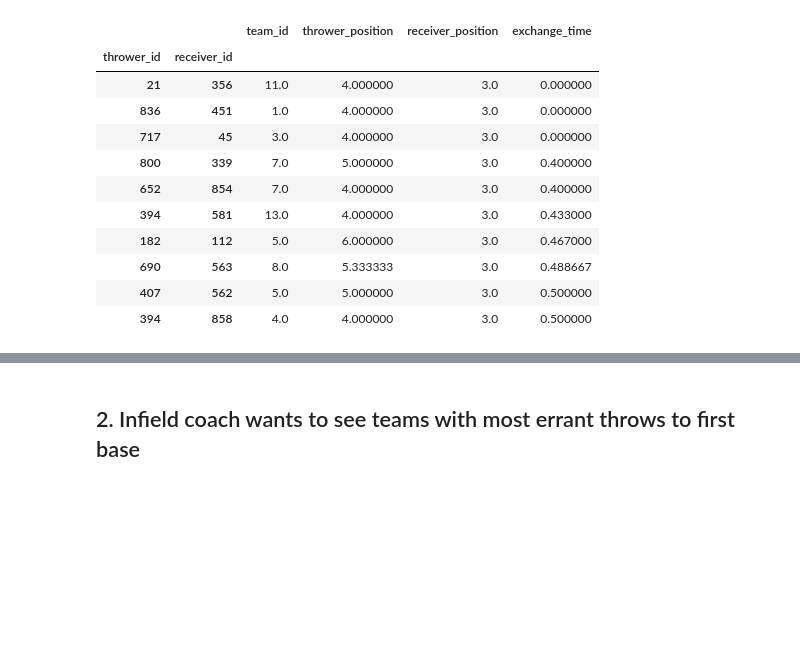
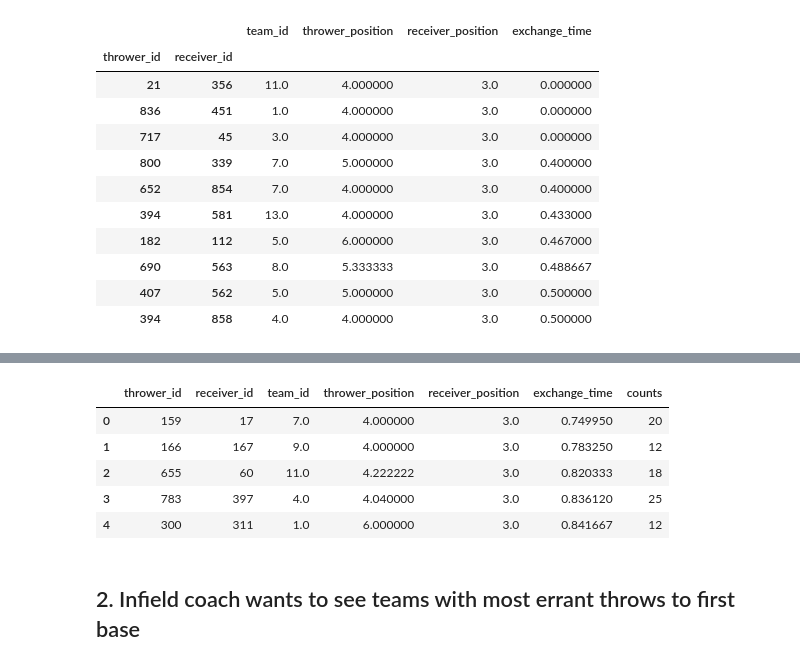
Before and after one commit to sidthakur08/kc-work, a Jupyter notebook: prompts.ipynb, the cells around one changed output, grey strips where cells are left out. Drawn from its saved outputs; the diff is of its cells as text; code cells hidden in the pictures; blank space fills up the shorter version.

```diff
--- a/prompts.ipynb
+++ b/prompts.ipynb
@@ -139,3 +148,22 @@ ranked_exchange.head(10)
+# %%
+grouped_data = infield_data.groupby(['thrower_id', 'receiver_id'])
+
+mean_data = grouped_data[['team_id', 'thrower_position', 'receiver_position', 'exchange_time']].mean()
+count_data = grouped_data.size().reset_index(name='counts')
+merged_data = mean_data.merge(count_data, on=['thrower_id', 'receiver_id'])
+
+filtered_data = merged_data[merged_data['counts'] > 10]
+
+# Sort the data based on 'exchange_time'
+sorted_filtered_data = filtered_data.sort_values('exchange_time').reset_index(drop=True)
+sorted_filtered_data.head(5)
+# %% [output]
+|  | thrower_id | receiver_id | team_id | thrower_position | receiver_position | exchange_time | counts |
+| 0 | 159 | 17 | 7.0 | 4.000000 | 3.0 | 0.749950 | 20 |
+| 1 | 166 | 167 | 9.0 | 4.000000 | 3.0 | 0.783250 | 12 |
+| 2 | 655 | 60 | 11.0 | 4.222222 | 3.0 | 0.820333 | 18 |
+| 3 | 783 | 397 | 4.0 | 4.040000 | 3.0 | 0.836120 | 25 |
+| 4 | 300 | 311 | 1.0 | 6.000000 | 3.0 | 0.841667 | 12 |
 # %% [markdown]
 ## 2. Infield coach wants to see teams with most errant throws to first base
 # %%
```
Also changed, not shown: parts of 3 cells of this notebook, 1 other file.
